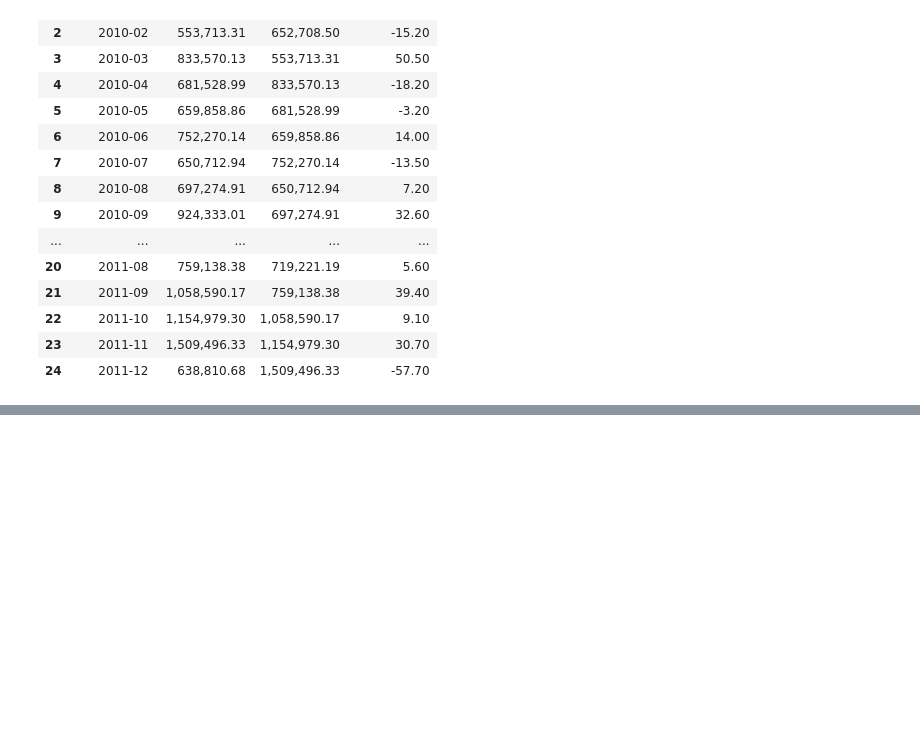
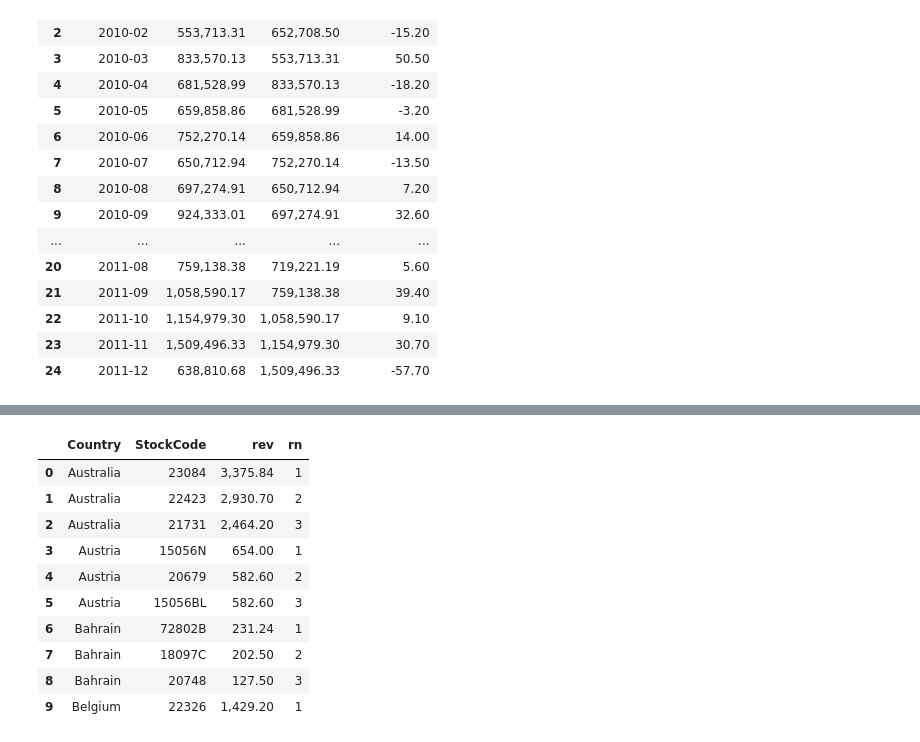
Before and after one commit to z0etar0twh/online-retail-analysis, a Jupyter notebook: online-retail-analysis.ipynb, the cells around one changed output, grey strips where cells are left out. Cells and saved outputs as stored; diff of their text form; code cells hidden in the pictures; blank space fills up the shorter version.

```diff
--- a/online-retail-analysis.ipynb
+++ b/online-retail-analysis.ipynb
@@ -984,0 +1071,28 @@ ORDER BY YearMonth
+# %%
+# Вопрос 5: для каждой страны найди её топ-3 товара по выручке.
+# В результате должны быть видны: страна, товар, его выручка и позиция (1/2/3) внутри страны.
+
+q("""
+SELECT Country, StockCode, rev, rn
+FROM (SELECT Country, StockCode, SUM(Revenue) AS rev,
+    ROW_NUMBER() OVER (PARTITION BY Country ORDER BY SUM(Revenue) DESC) AS rn
+    FROM retail
+    WHERE Description NOT IN ('POSTAGE', 'Manual', 'AMAZON FEE', 'DOTCOM POSTAGE', 'Adjust bad debt')
+    GROUP BY Country, StockCode
+    ) AS numbered
+WHERE rn < 4
+ORDER BY Country, rn
+LIMIT 10
+""")
+# %% [output]
+|  | Country | StockCode | rev | rn |
+| 0 | Australia | 23084 | 3,375.84 | 1 |
+| 1 | Australia | 22423 | 2,930.70 | 2 |
+| 2 | Australia | 21731 | 2,464.20 | 3 |
+| 3 | Austria | 15056N | 654.00 | 1 |
+| 4 | Austria | 20679 | 582.60 | 2 |
+| 5 | Austria | 15056BL | 582.60 | 3 |
+| 6 | Bahrain | 72802B | 231.24 | 1 |
+| 7 | Bahrain | 18097C | 202.50 | 2 |
+| 8 | Bahrain | 20748 | 127.50 | 3 |
+| 9 | Belgium | 22326 | 1,429.20 | 1 |
```
Also changed, not shown: parts of 6 cells of this notebook.
